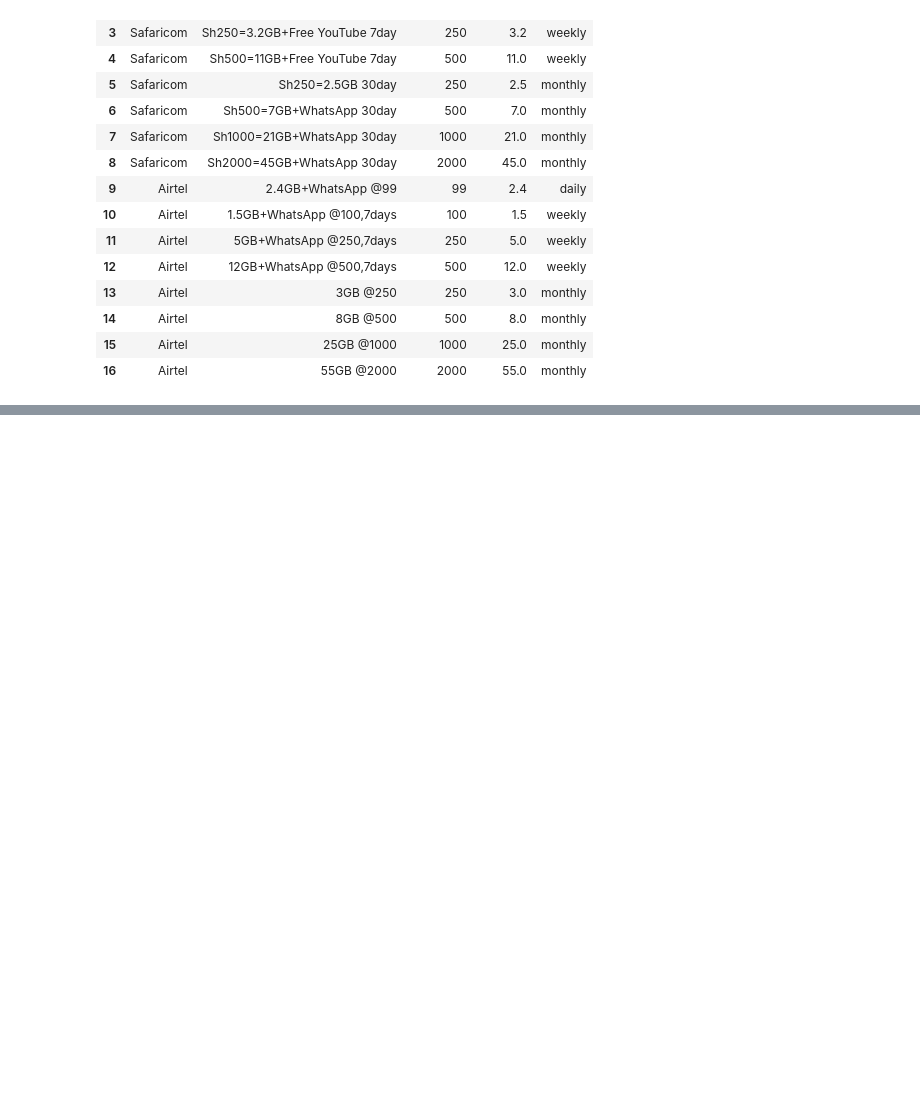
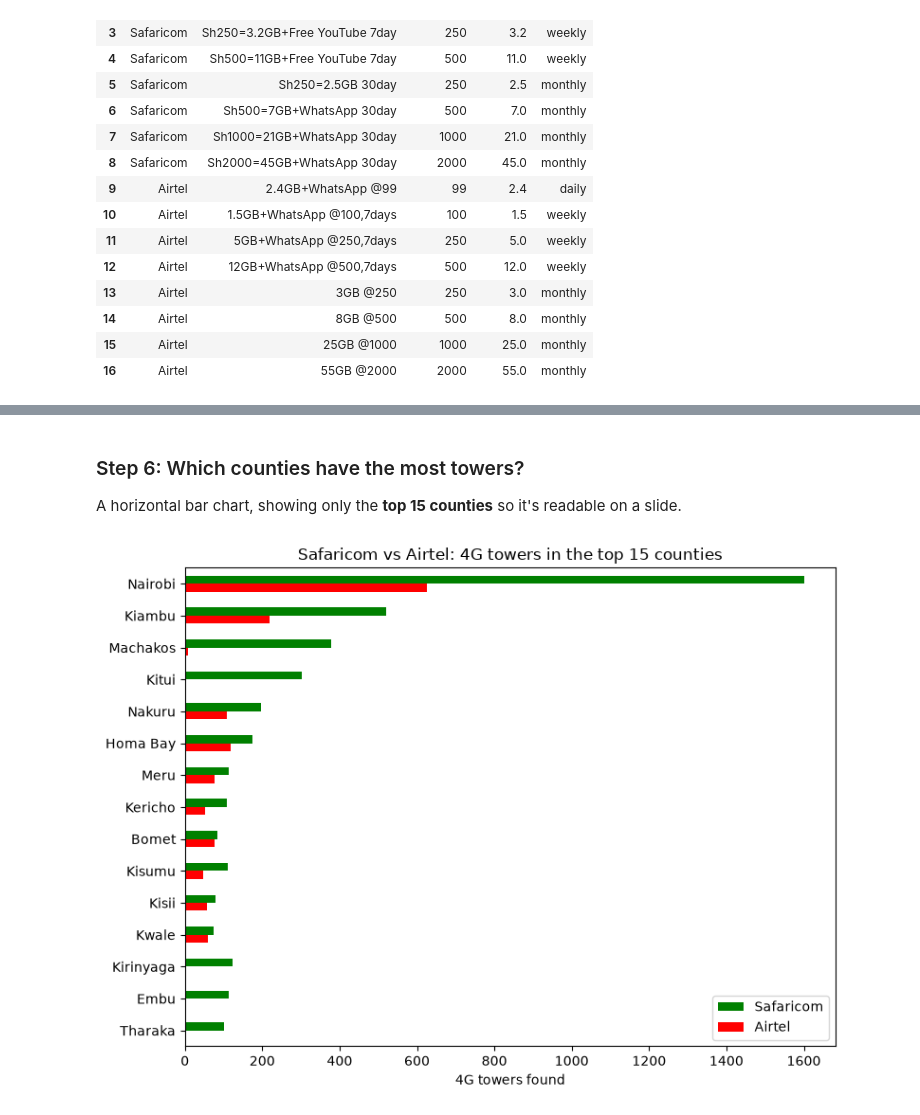
Before and after one commit to james-mutunga/PyData-Capstone-Project, a Jupyter notebook: Data-bundles.ipynb, the cells around one changed output, grey strips where cells are left out. Drawn from its saved outputs; the diff is of its cells as text; code cells hidden in the pictures; blank space fills up the shorter version.

```diff
--- a/Data-bundles.ipynb
+++ b/Data-bundles.ipynb
@@ -109,0 +386,8 @@ Safaricom          Sh250=2.5GB 30day        250      2.5  monthly        100.00
+# %%
+# Data source: Kenya county boundaries (47 counties), file County.shp.
+counties = gpd.read_file(r"C:\Users\User\desktop\PyData-Capstone-Project\Data\kenyan-counties\County.shp")
+counties = counties.to_crs("EPSG:4326")   # lat/long, to match the tower file
+
+county_col = "COUNTY"   # the column that holds county names
+print(f"Loaded {len(counties)} counties")
+print(counties[county_col].head(3).to_string(index=False))
@@ -109,0 +512,17 @@ Safaricom          Sh250=2.5GB 30day        250      2.5  monthly        100.00
+# %% [markdown]
+### Step 6: Which counties have the most towers?
+
+A horizontal bar chart, showing only the **top 15 counties** so it's readable on a slide.
+# %%
+# top 15 counties by total towers
+top15 = coverage.nlargest(15, "total_towers").set_index(county_col)[["Safaricom", "Airtel"]]
+
+ax = top15.plot(kind="barh", color=["green", "red"], figsize=(8, 6))
+ax.invert_yaxis()   # largest at the top
+ax.set_xlabel("4G towers found")
+ax.set_ylabel("")
+ax.set_title("Safaricom vs Airtel: 4G towers in the top 15 counties")
+plt.tight_layout()
+plt.show()
+# %% [output]
+[figure, added]
```
Also changed, not shown: parts of 36 cells of this notebook, 8 other files.
